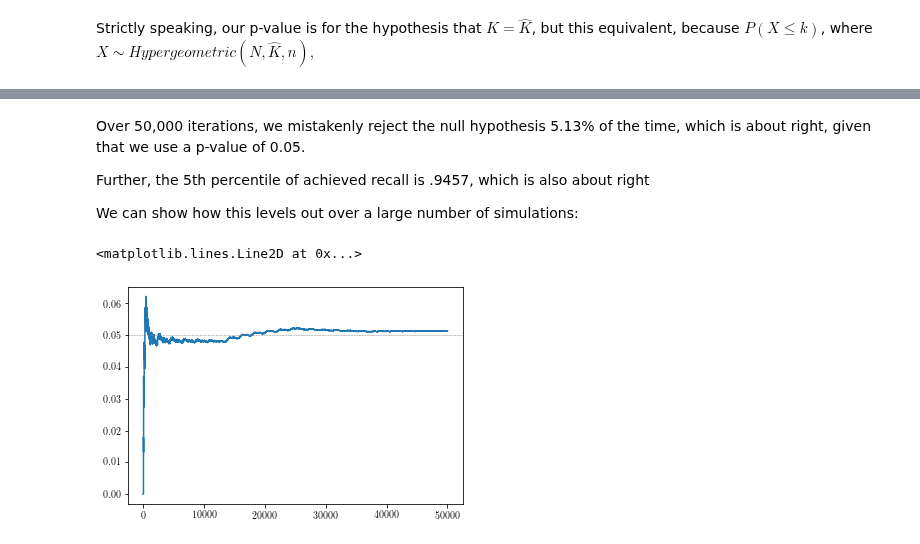
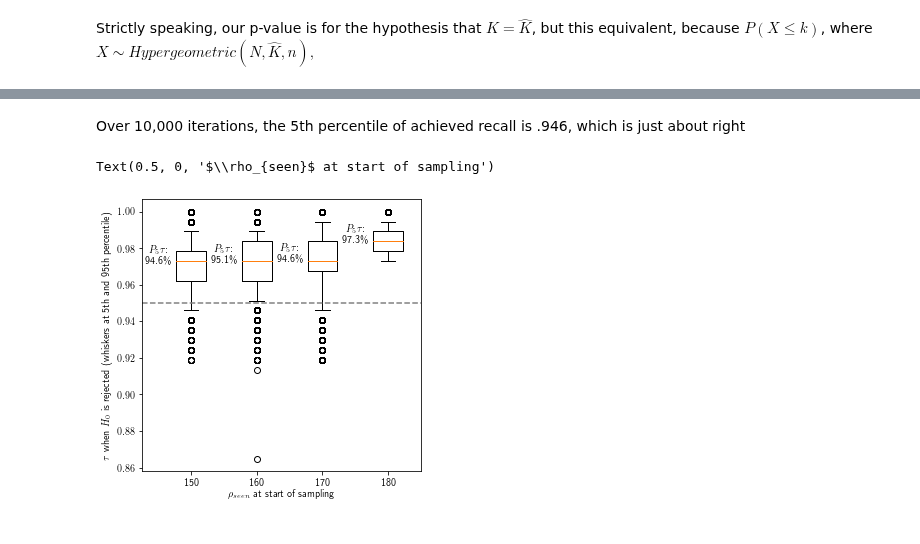
Before and after one commit to mcallaghan/rapid-screening, a Jupyter notebook: analysis/hyper_criteria_theory.ipynb, the cells around one changed output, grey strips where cells are left out. Cells and saved outputs as stored; diff of their text form; code cells hidden in the pictures.

```diff
--- a/analysis/hyper_criteria_theory.ipynb
+++ b/analysis/hyper_criteria_theory.ipynb
@@ -256,16 +242,37 @@ plt.show()
-# %% [markdown]
-Over 50,000 iterations, we mistakenly reject the null hypothesis 5.13% of the time, which is about right, given that we use a p-value of 0.05.
-
-Further, the 5th percentile of achieved recall is .9457, which is also about right
-
-We can show how this levels out over a large number of simulations:
-# %%
-H0_rejection_taus = np.array([x['tau'] for x in h])
-f = np.where(H0_rejection_taus<0.95,1,0).cumsum()/np.arange(1,len(H0_rejection_taus)+1)
-plt.plot(f)
-
-
-plt.axhline(0.05, lw=0.5,c="grey",ls="--")
-# %% [output]
-<matplotlib.lines.Line2D at 0x...>
-[figure, removed]
+# %% [markdown]
+Over 10,000 iterations, the 5th percentile of achieved recall is .946, which is just about right
+# %%
+r_ML_range = [150,160,170,180]
+iterations = 10000
+pool = multiprocessing.Pool(6) # (in parallel)
+tau_range = []
+for r_ml in r_ML_range:
+    K = r_tot - r_ml
+    sample = np.zeros(N_s)
+    sample[:K] = 1
+    y, h, t = zip(*pool.map(partial(draw_sample, sample=sample,r_ML=r_ml),range(iterations)))
+    H0_rejection_taus = np.array([x['tau'] for x in h])
+    tau_range.append(H0_rejection_taus)
+pool.terminate()
+# %%
+fig, ax = plt.subplots(figsize=(5,5))
+ax.boxplot(tau_range,whis=[5,95])
+ax.axhline(0.95, ls="--",c="grey")
+ax.set_xticklabels(r_ML_range)
+
+def rand_jitter(arr):
+    stdev = .01*(max(arr)-min(arr))
+    return arr + np.random.randn(len(arr)) * stdev
+
+
+for i,t in enumerate(tau_range):
+    q = np.quantile(t,0.05)
+    text = "$P_5 \\tau $:\n" + f"{q:.1%}".replace("%","\%")
+    ax.text(i+.5, t.mean(),text,usetex=True,ha="center")
+
+ax.set_ylabel(r'$\tau$ when $H_0$ is rejected (whiskers at 5th and 95th percentile)')
+ax.set_xlim(xmin=0.25)
+ax.set_xlabel(r"$\rho_{seen}$ at start of sampling")
+# %% [output]
+Text(0.5, 0, '$\\rho_{seen}$ at start of sampling')
+[figure, added]
```
Also changed, not shown: parts of 8 cells of this notebook, 3 other files.
